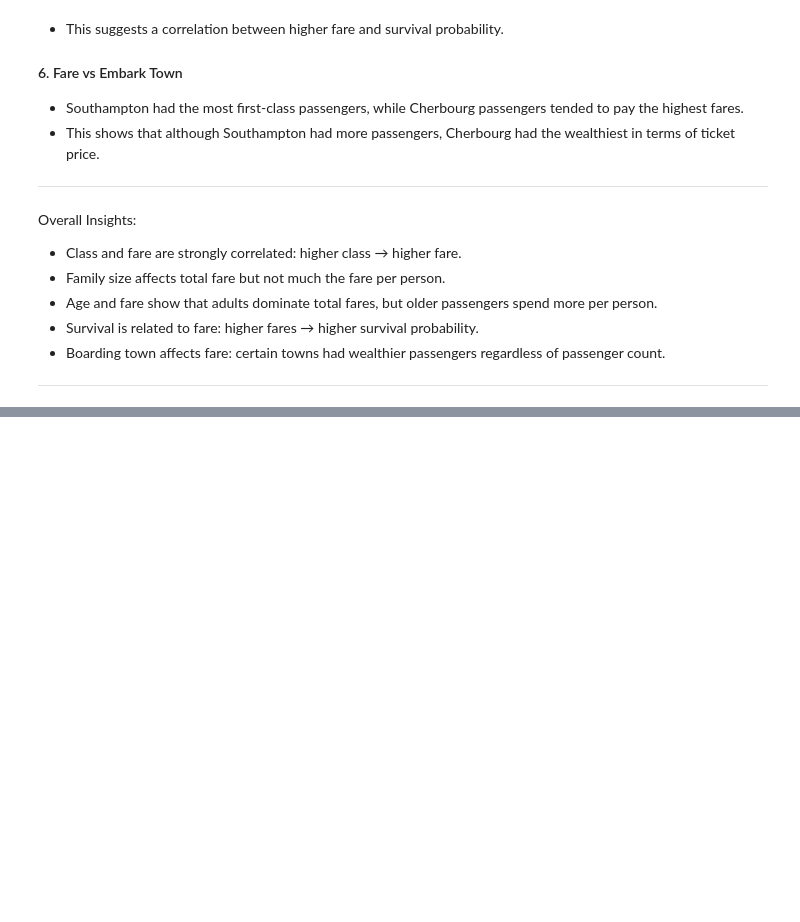
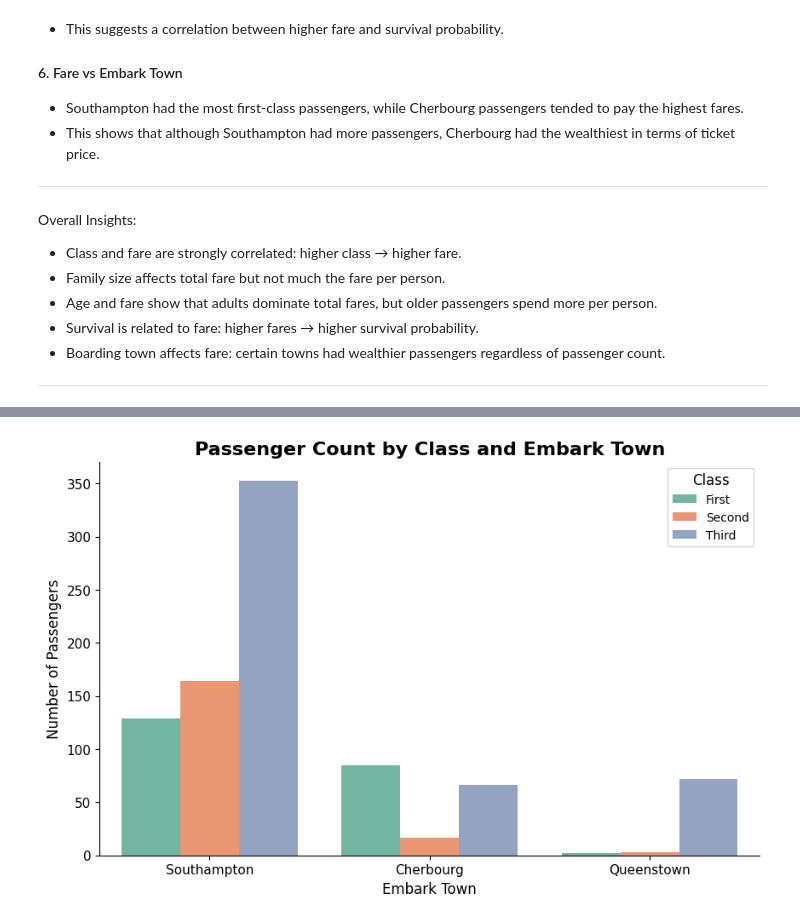
Before and after one commit to nawarfathi/titanic-data-analysis, a Jupyter notebook: titanic_data_analysis.ipynb, the cells around one changed output, grey strips where cells are left out. Drawn from its saved outputs; the diff is of its cells as text; code cells hidden in the pictures; blank space fills up the shorter version.

```diff
--- a/titanic_data_analysis.ipynb
+++ b/titanic_data_analysis.ipynb
@@ -1181,0 +1213,16 @@ Overall Insights:
+# %%
+plt.figure(figsize=(10,6))
+
+# Countplot: x = Embark Town, hue = Pclass
+sns.countplot(x='embark_town', hue='class', data=df, palette='Set2')
+
+# Customization
+plt.title('Passenger Count by Class and Embark Town', fontsize=16, fontweight='bold')
+plt.xlabel('Embark Town', fontsize=12)
+plt.ylabel('Number of Passengers', fontsize=12)
+plt.legend(title='Class', title_fontsize=12, fontsize=10)
+plt.xticks(fontsize=11)
+plt.yticks(fontsize=11)
+sns.despine()
+# %% [output]
+[figure, added]
```
Also changed, not shown: parts of 12 cells of this notebook.
